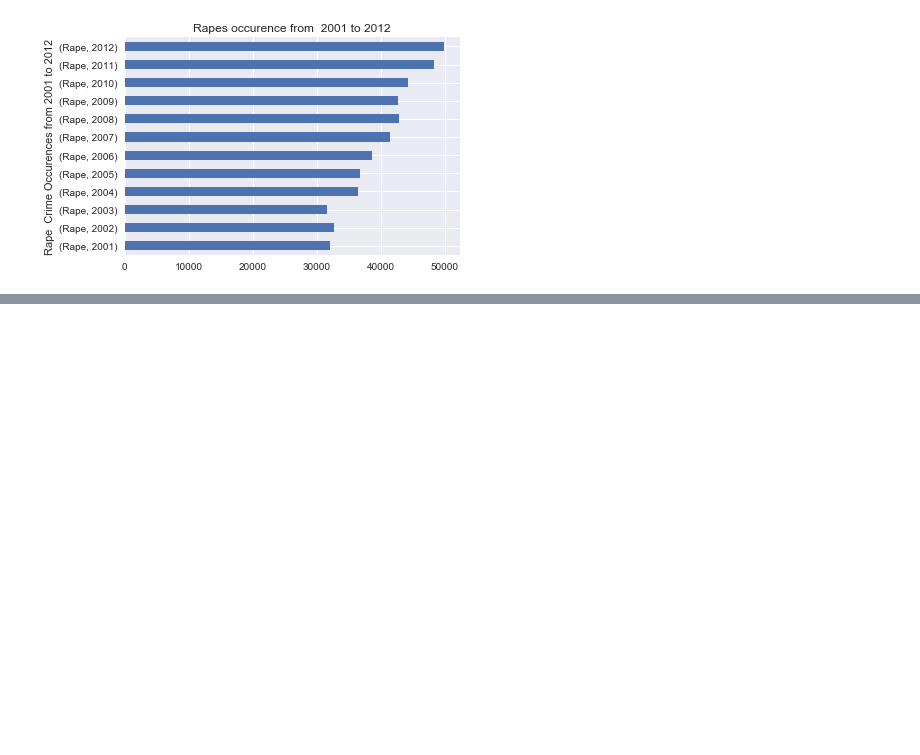
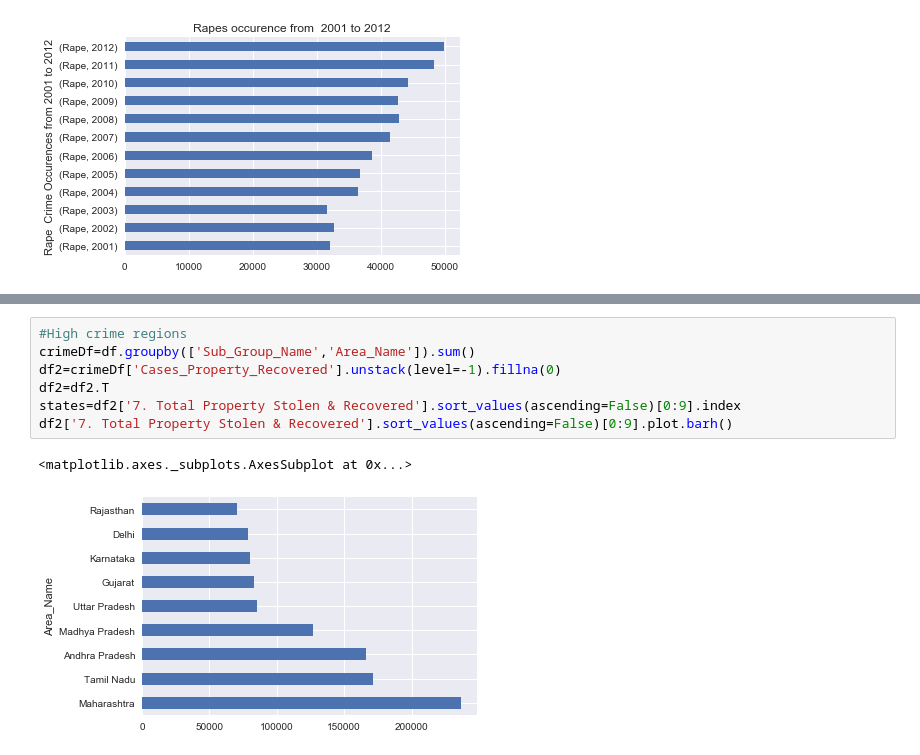
Before and after one commit to 23sanj/data_incubator_challenge, a Jupyter notebook: plot1.ipynb, the cells around one changed output, grey strips where cells are left out. Saved outputs shown, nothing was run; the diff lists cells and outputs as text; blank space fills up the shorter version.

```diff
--- a/plot1.ipynb
+++ b/plot1.ipynb
@@ -30,0 +50,10 @@ plt.show()
+# %%
+#High crime regions
+crimeDf=df.groupby(['Sub_Group_Name','Area_Name']).sum()
+df2=crimeDf['Cases_Property_Recovered'].unstack(level=-1).fillna(0)
+df2=df2.T
+states=df2['7. Total Property Stolen & Recovered'].sort_values(ascending=False)[0:9].index
+df2['7. Total Property Stolen & Recovered'].sort_values(ascending=False)[0:9].plot.barh()
+# %% [output]
+<matplotlib.axes._subplots.AxesSubplot at 0x...>
+[figure, added]
```
Also changed, not shown: parts of 18 cells of this notebook, 59 other files.
